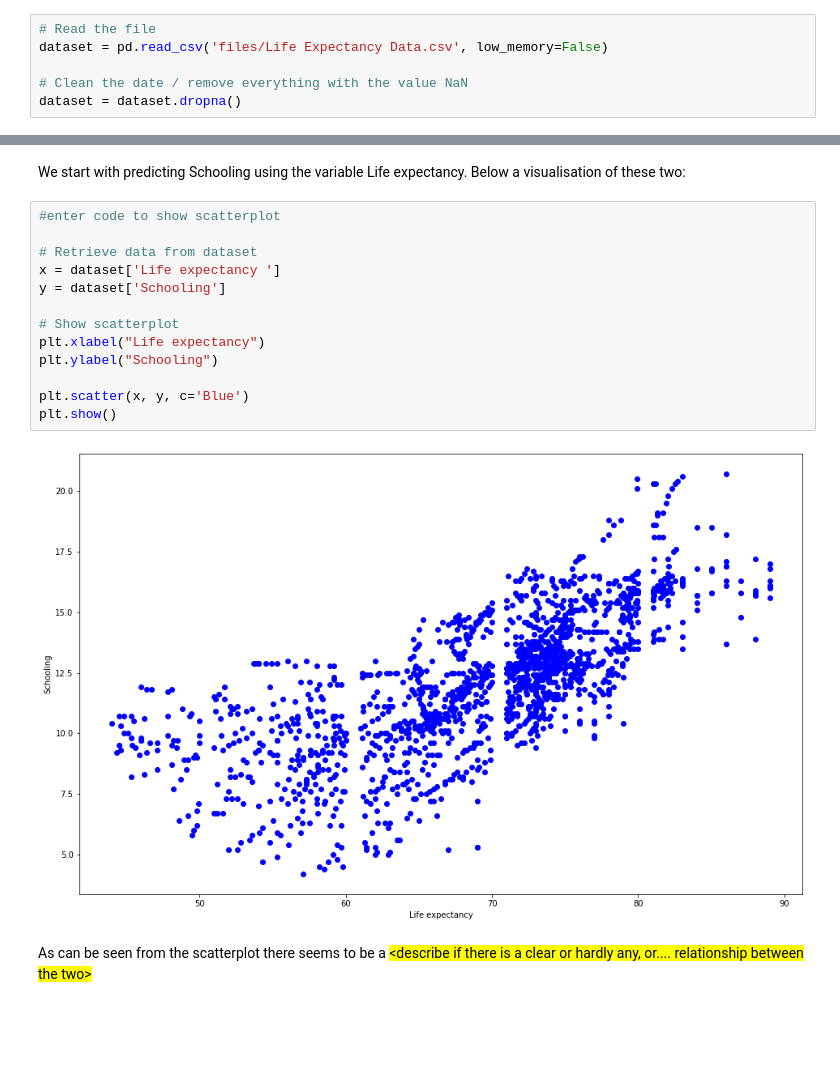
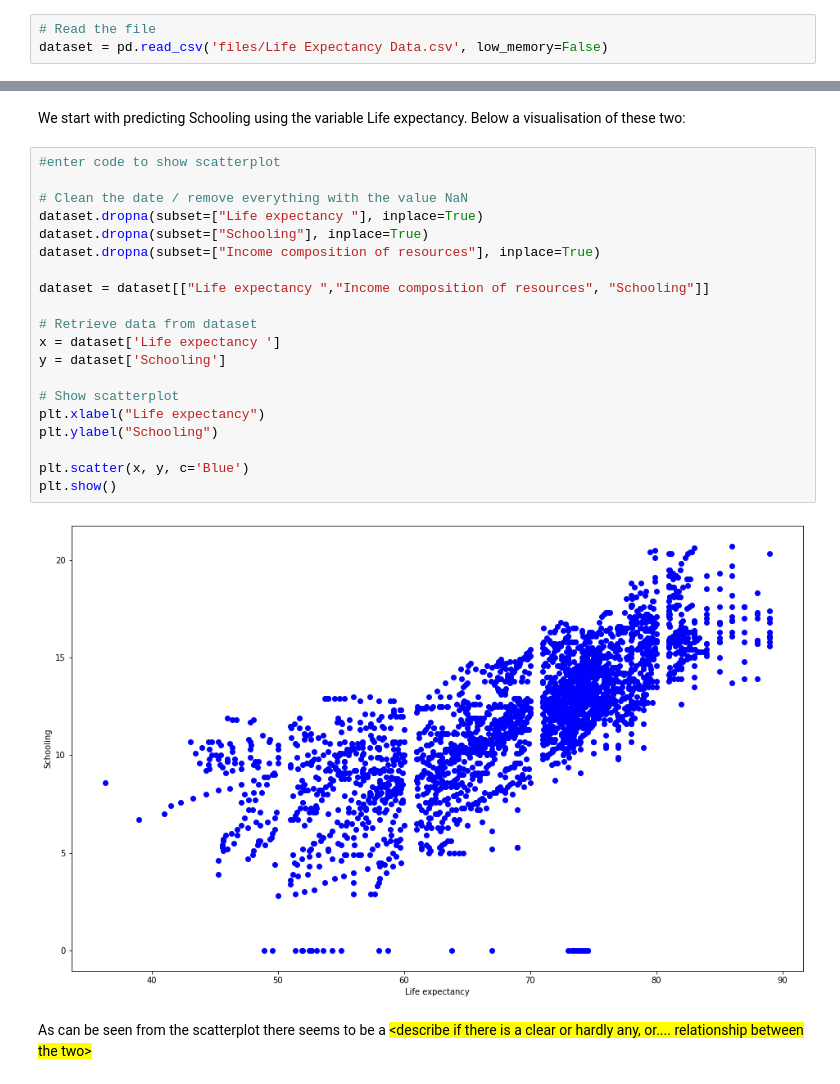
Before and after one commit to CyberPim/Python-assignments, a Jupyter notebook: Session 4/DMS - S4 - Assignment 1 - Template.ipynb, the cells around one changed output, grey strips where cells are left out. Drawn from its saved outputs; the diff is of its cells as text; blank space fills up the shorter version.

```diff
--- a/Session 4/DMS - S4 - Assignment 1 - Template.ipynb
+++ b/Session 4/DMS - S4 - Assignment 1 - Template.ipynb
@@ -82,9 +82,6 @@ We are going to use the datafile <span>Life Expectancy Data.csv</span>. This con
 # %%
 # Read the file
 dataset = pd.read_csv('files/Life Expectancy Data.csv', low_memory=False)
-
-# Clean the date / remove everything with the value NaN
-dataset = dataset.dropna()
 # %% [markdown]
 Here's a quick look at the data:
 # %%
@@ -113,19 +128,26 @@ First we are going to look at the predictions using only one of our two x's.
 We start with predicting <span>Schooling</span> using <span >the variable Life expectancy</span>. Below a visualisation of these two:
 # %%
 #enter code to show scatterplot
+
+# Clean the date / remove everything with the value NaN
+dataset.dropna(subset=["Life expectancy "], inplace=True)
+dataset.dropna(subset=["Schooling"], inplace=True)
+dataset.dropna(subset=["Income composition of resources"], inplace=True)
+
+dataset = dataset[["Life expectancy ","Income composition of resources", "Schooling"]]
 
 # Retrieve data from dataset
 x = dataset['Life expectancy ']
 y = dataset['Schooling']
 
 # Show scatterplot
 plt.xlabel("Life expectancy")
 plt.ylabel("Schooling")
 
 plt.scatter(x, y, c='Blue')
 plt.show()
 # %% [output]
-[figure, old version]
+[figure, new version]
 # %% [markdown]
 As can be seen from the scatterplot there seems to be a <span style='background:yellow'>\<describe if there is a clear or hardly any, or.... relationship between the two\></span>
 # %% [markdown]
```
Also changed, not shown: parts of 7 cells of this notebook.
